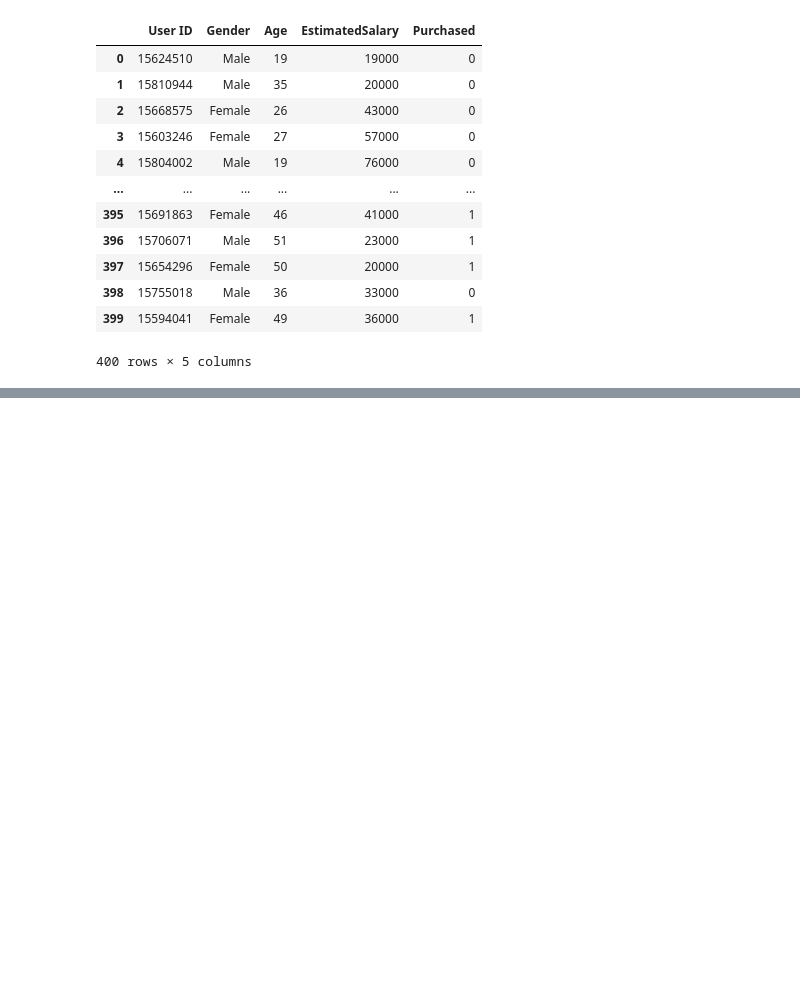
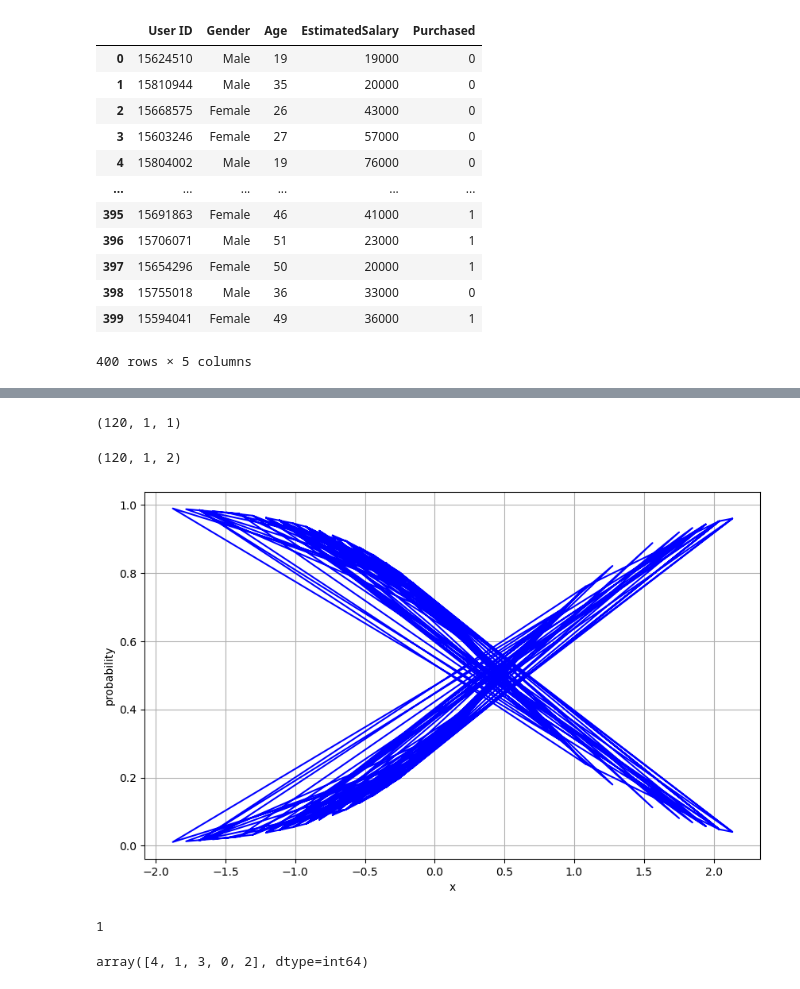
Before and after one commit to Olahubert/ML-Foundation, a Jupyter notebook: Logistic Regression.ipynb, the cells around one changed output, grey strips where cells are left out. Saved outputs shown, nothing was run; the diff lists cells and outputs as text; code cells hidden in the pictures; blank space fills up the shorter version.

```diff
--- a/Logistic Regression.ipynb
+++ b/Logistic Regression.ipynb
@@ -22,0 +60,3 @@ pd.read_csv("User_Data(1).csv")
+# %%
+from sklearn.model_selection import train_test_split
+X_train, X_test, Y_train, Y_test = train_test_split(X,Y, test_size= 0.3)
@@ -22,0 +65,6 @@ pd.read_csv("User_Data(1).csv")
+# %%
+from sklearn.linear_model import LogisticRegression
+df = LogisticRegression()
+# %%
+#So after creating the model, we now have to train the model with our dataset
+df.fit(X_train, Y_train)
@@ -22,0 +104,3 @@ pd.read_csv("User_Data(1).csv")
+# %%
+Y_proba = df.predict_proba(X_test)
+Y_proba
@@ -22,0 +127,8 @@ pd.read_csv("User_Data(1).csv")
+# %%
+sorted_x.shape
+# %% [output]
+(120, 1, 1)
+# %%
+sorted_y.shape
+# %% [output]
+(120, 1, 2)
@@ -22,0 +145,10 @@ pd.read_csv("User_Data(1).csv")
+# %%
+#Then to create s-shaped curve, we visualize below
+plt.figure(figsize=(10,6))
+plt.plot(X_test, Y_proba, color="blue")
+plt.xlabel("x")
+plt.ylabel("probability")
+plt.grid(True)
+plt.show()
+# %% [output]
+[figure, added]
@@ -22,0 +157,5 @@ pd.read_csv("User_Data(1).csv")
+# %%
+b = np.array([3, 1, 4, 2, 0])
+print(b.ndim)
+# %% [output]
+1
@@ -22,0 +164,4 @@ pd.read_csv("User_Data(1).csv")
+# %%
+sorted_indices_b
+# %% [output]
+array([4, 1, 3, 0, 2], dtype=int64)
```
Also changed, not shown: parts of 27 cells of this notebook, 5 other files.
